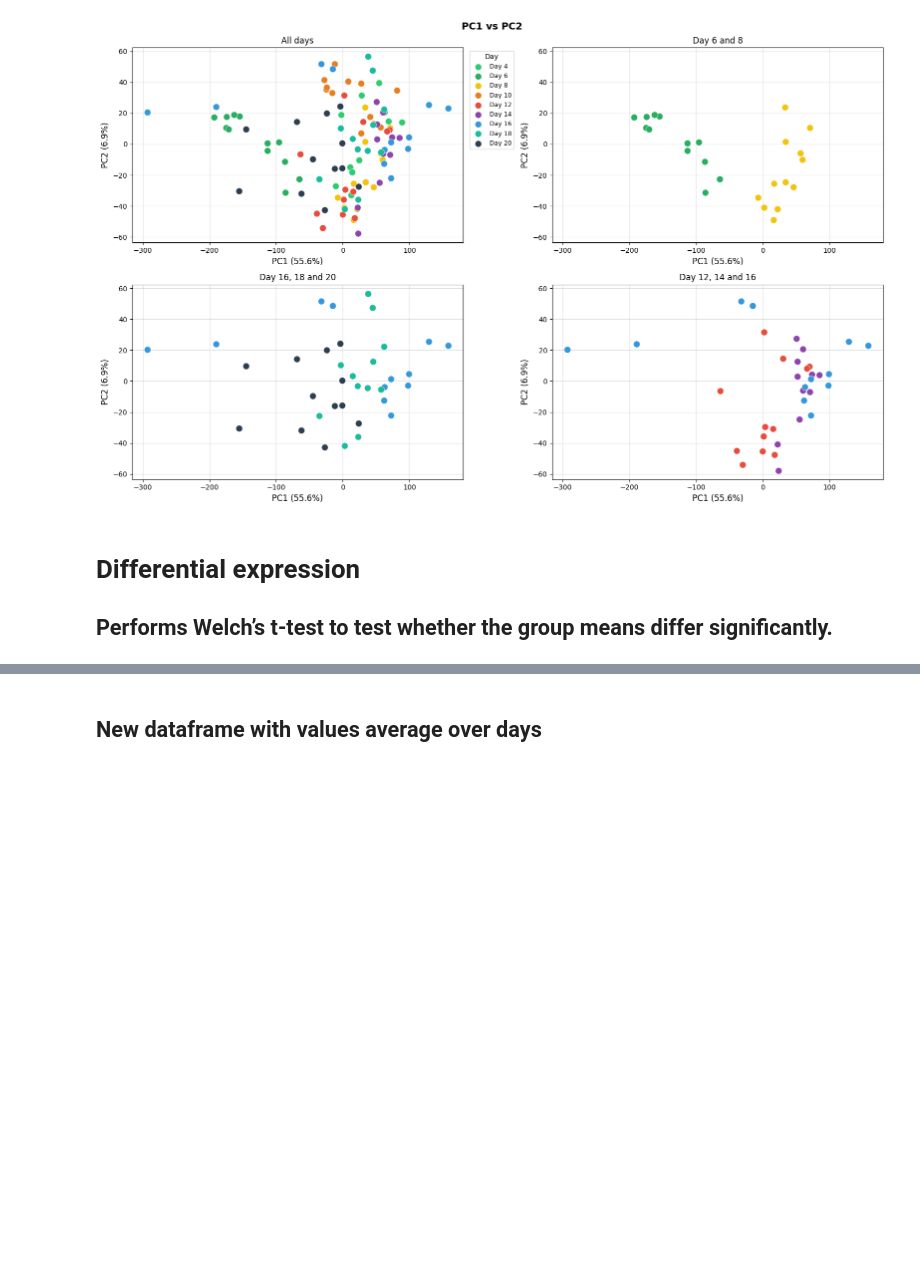
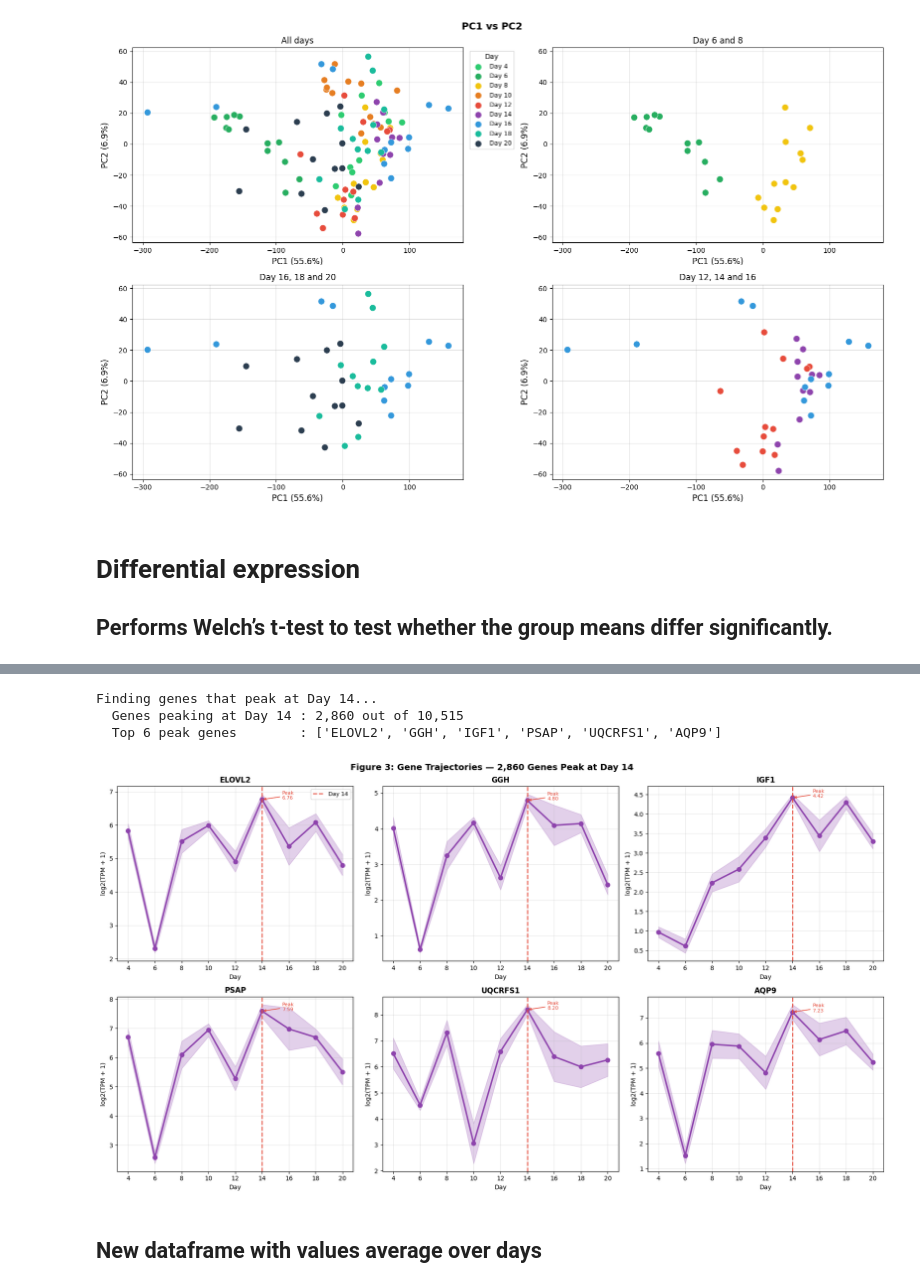
Before and after one commit to NSF-DARSE/YolktoFeed, a Jupyter notebook: JupyterNotebook/liverHEDI.ipynb, the cells around one changed output, grey strips where cells are left out. Saved outputs shown, nothing was run; the diff lists cells and outputs as text; code cells hidden in the pictures; blank space fills up the shorter version.

```diff
--- a/JupyterNotebook/liverHEDI.ipynb
+++ b/JupyterNotebook/liverHEDI.ipynb
@@ -378,3 +447,68 @@ NameError: name 'log_expr_df' is not defined
+# %%
+print("Finding genes that peak at Day 14...")
+
+day_mean_arr = {}
+day_sem_arr  = {}
+for day in DAYS:
+    cols = sample_meta[sample_meta['Day'] == day]['Sample'].tolist()
+    day_mean_arr[day] = log_expr[cols].mean(axis=1).values.astype(float)
+    day_sem_arr[day]  = log_expr[cols].sem(axis=1).values.astype(float)
+
+traj_arr   = np.column_stack([day_mean_arr[d] for d in DAYS])   # genes × days
+gene_names = list(log_expr.index)
+
+d14_col_idx  = DAYS.index(14)
+gene_max_col = traj_arr.argmax(axis=1)
+above_mean   = traj_arr[:, d14_col_idx] > traj_arr.mean(axis=1) + 0.5
+peak14_mask  = (gene_max_col == d14_col_idx) & above_mean
+n_peak       = peak14_mask.sum()
+
+print(f"  Genes peaking at Day 14 : {n_peak:,} out of {len(gene_names):,}")
+
+# Top 6 by variance — these have the clearest mountain shape
+peak14_idx   = np.where(peak14_mask)[0]
+named_mask   = np.array([not (gene_names[i].startswith('-') or
+                              gene_names[i].startswith('ENSGAL'))
+                         for i in peak14_idx])
+named_idx    = peak14_idx[named_mask]
+top6_by_var  = named_idx[np.argsort(traj_arr[named_idx].var(axis=1))[-6:]]
+peak14_genes = [gene_names[i] for i in top6_by_var]
+print(f"  Top 6 peak genes        : {peak14_genes}")
+
+fig, axes = plt.subplots(2, 3, figsize=(18, 10))
+fig.suptitle(f'Figure 3: Gene Trajectories — {n_peak:,} Genes Peak at Day 14',
+             fontsize=14, fontweight='bold')
+
+for i, gene in enumerate(peak14_genes):
+    ax   = axes[i // 3][i % 3]
+    gi   = gene_names.index(gene)
+    vals = traj_arr[gi]
+    sems = np.array([day_sem_arr[d][gi] for d in DAYS])
+
+    ax.fill_between(DAYS, vals - sems, vals + sems, alpha=0.25, color='#8e44ad')
+    ax.plot(DAYS, vals, 'o-', color='#8e44ad', linewidth=2.5, markersize=7)
+    ax.axvline(14, color='#e74c3c', linestyle='--', linewidth=1.8, alpha=0.9, label='Day 14')
+
+    peak_y = vals[d14_col_idx]
+    ax.annotate(f'Peak\n{peak_y:.2f}',
+                xy=(14, peak_y), xytext=(15.5, peak_y),
+                arrowprops=dict(arrowstyle='->', color='#e74c3c', lw=1.2),
+                fontsize=8, color='#e74c3c')
+
+    ax.set_title(gene, fontsize=12, fontweight='bold')
+    ax.set_xlabel('Day', fontsize=10)
+    ax.set_ylabel('log2(TPM + 1)', fontsize=10)
+    ax.set_xticks(DAYS)
+    ax.grid(True, alpha=0.3)
+    if i == 0:
+        ax.legend(fontsize=9)
+
+plt.tight_layout()
+# %% [output]
+Finding genes that peak at Day 14...
+  Genes peaking at Day 14 : 2,860 out of 10,515
+  Top 6 peak genes        : ['ELOVL2', 'GGH', 'IGF1', 'PSAP', 'UQCRFS1', 'AQP9']
+[figure, added]
 # %% [markdown]
 ## New dataframe with values average over days
 # %%
```
Also changed, not shown: parts of 2 cells of this notebook.
